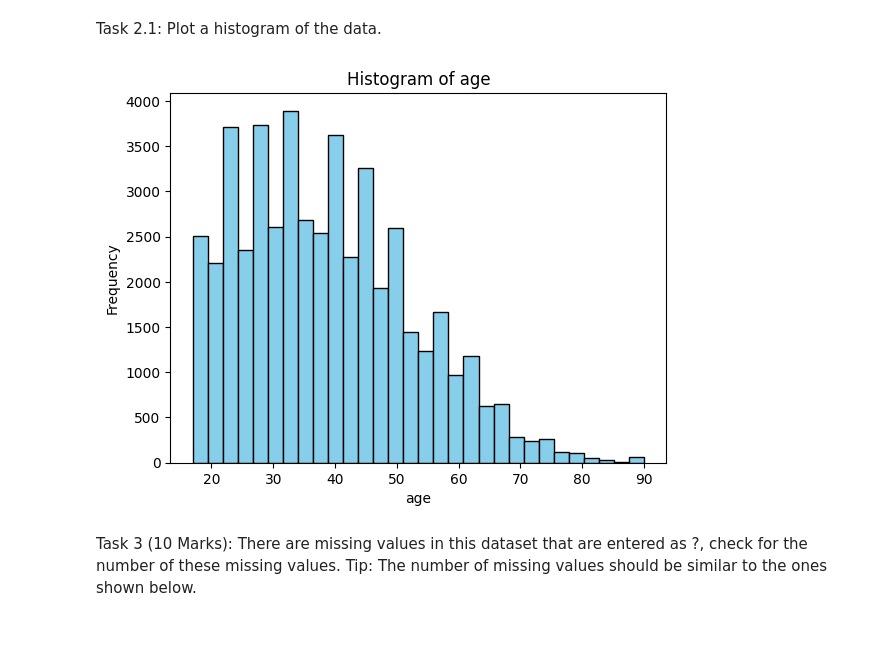
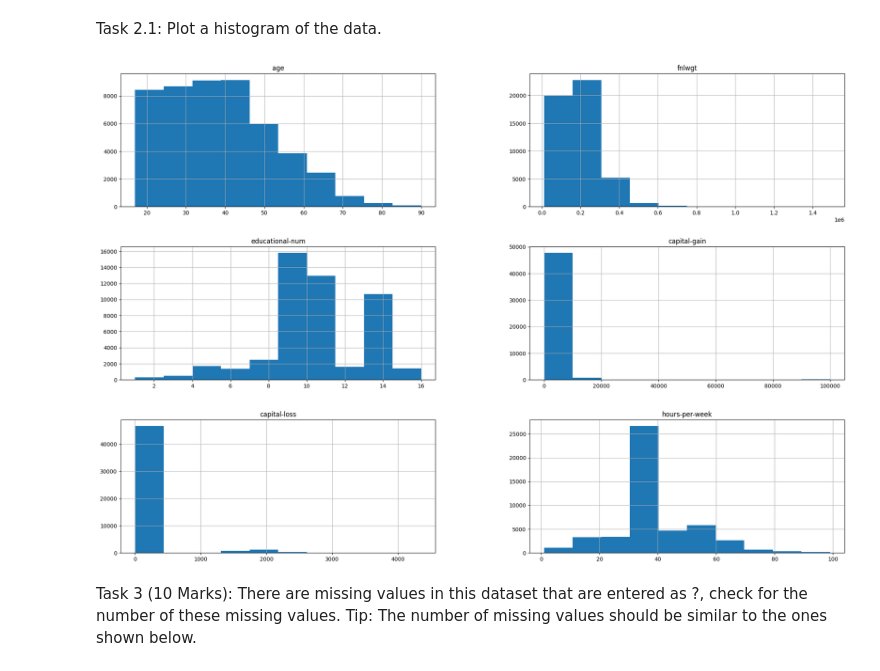
Before and after one commit to Ghazanfariyan-Arian/EECS3401, a Jupyter notebook: Assignment 2/A2-Arian-Ghazanfariyan.ipynb, the cells around one changed output. Drawn from its saved outputs; the diff is of its cells as text; code cells hidden in the pictures; blank space fills up the shorter version.

```diff
--- a/Assignment 2/A2-Arian-Ghazanfariyan.ipynb
+++ b/Assignment 2/A2-Arian-Ghazanfariyan.ipynb
@@ -4,7 +4,7 @@ Task 1 (10 Marks): Import the adult dataset from the ucimlrepo. Check the IMPORT
 import pandas as pd
 
 
-file_path = "/Users/arian/Downloads/adult.csv"
+file_path = "https://raw.githubusercontent.com/Ghazanfariyan-Arian/EECS3401/main/Assignment%202/adult.csv"
 
 df = pd.read_csv(file_path)
 df
@@ -72,19 +72,13 @@ df.shape
 (48842, 15)
 # %% [markdown]
 Task 2.1: Plot a histogram of the data.
-# %%
-import matplotlib.pyplot as plt
-
-column_name = 'age'
-
-# Plotting the histogram
-plt.hist(df[column_name], bins=30, color='skyblue', edgecolor='black')
-plt.title(f'Histogram of {column_name}')
-plt.xlabel(column_name)
-plt.ylabel('Frequency')
-plt.show()
-# %% [output]
-[figure, removed]
+# %%
+import matplotlib.pyplot as plt
+
+df.hist(figsize=(24, 16))
+plt.show()
+# %% [output]
+[figure, added]
 # %% [markdown]
 Task 3 (10 Marks): There are missing values in this dataset that are entered as ?, check for the number of these missing values.
 Tip: The number of missing values should be similar to the ones shown below.
```
Also changed, not shown: parts of 9 cells of this notebook.
